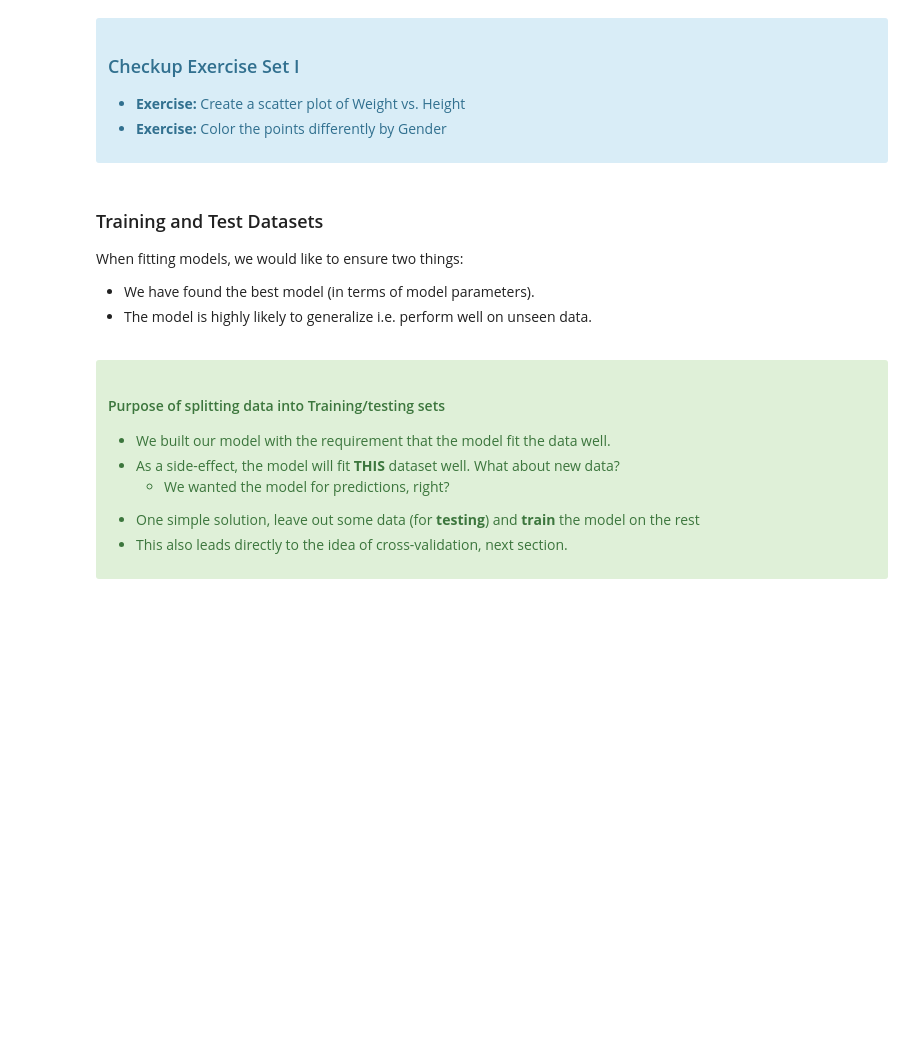
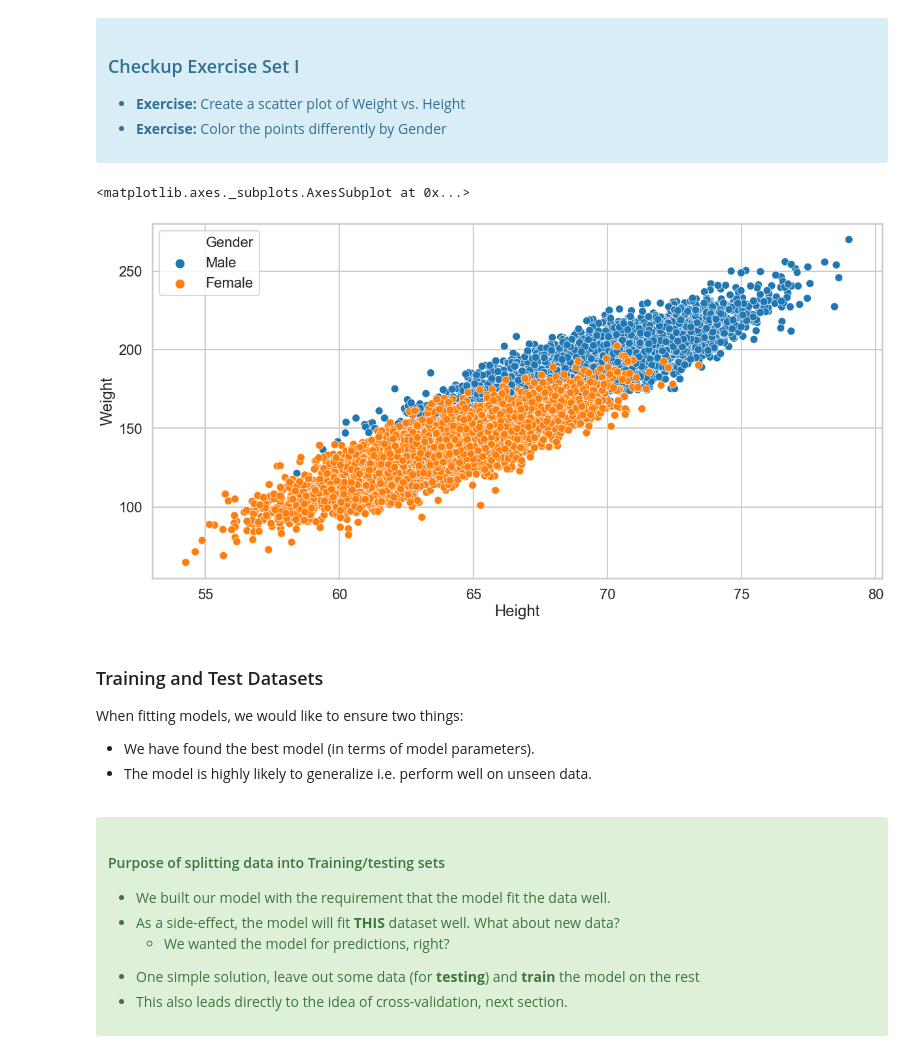
Before and after one commit to sampathv95/sb, a Jupyter notebook: logistic_regression/Mini_Project_Logistic_Regression.ipynb, the cells around one changed output. Saved outputs shown, nothing was run; the diff lists cells and outputs as text; code cells hidden in the pictures; blank space fills up the shorter version.

```diff
--- a/logistic_regression/Mini_Project_Logistic_Regression.ipynb
+++ b/logistic_regression/Mini_Project_Logistic_Regression.ipynb
@@ -118,3 +123,10 @@ with the "response" or "label" $y$ as a plain array of 0s and 1s for binary clas
+# %%
+# your turn
+plt.figure(figsize=(20, 10))
+sns.scatterplot(x=dflog['Height'], y=dflog['Weight'], hue=dflog['Gender'])
+# %% [output]
+<matplotlib.axes._subplots.AxesSubplot at 0x...>
+[figure, added]
 # %% [markdown]
 ### Training and Test Datasets
 
```
Also changed, not shown: parts of 18 cells of this notebook.
